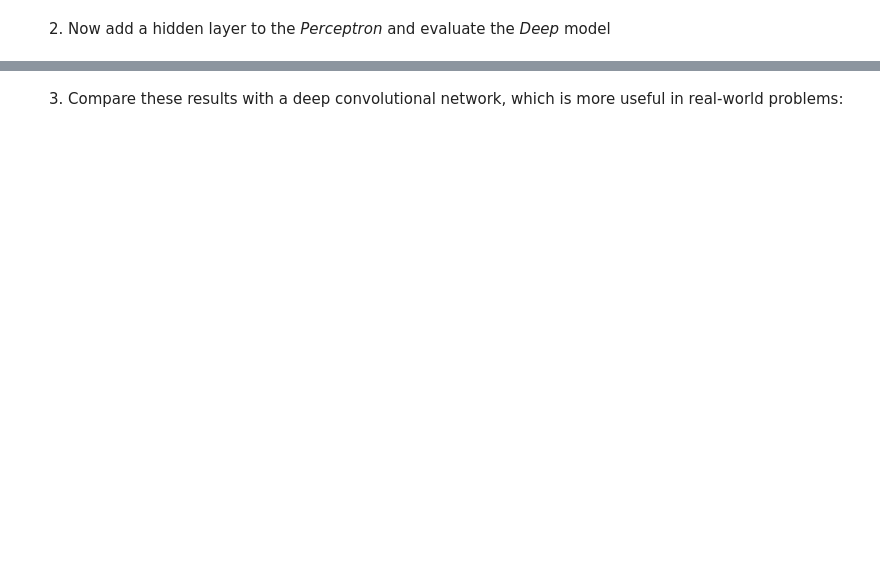
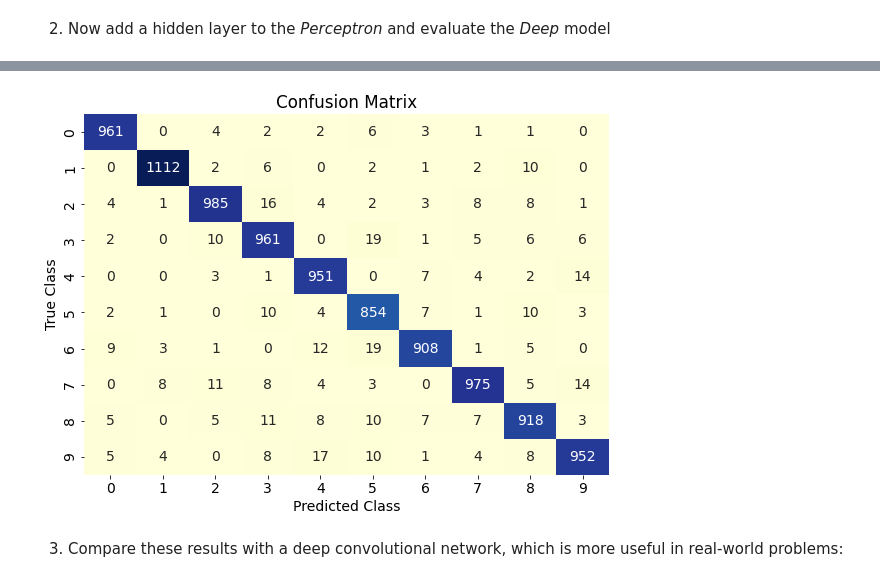
Before and after one commit to a-m-kacz/MLA, a Jupyter notebook: Kopia_notatnika_mnist_in_3_flavours.ipynb, the cells around one changed output, grey strips where cells are left out. Cells and saved outputs as stored; diff of their text form; code cells hidden in the pictures; blank space fills up the shorter version.

```diff
--- a/Kopia_notatnika_mnist_in_3_flavours.ipynb
+++ b/Kopia_notatnika_mnist_in_3_flavours.ipynb
@@ -386,3 +387,7 @@ Test set: Average loss: 0.2071, Accuracy: 9490/10000 (95%)
+# %%
+plot_confusion_matrix(model)
+# %% [output]
+[figure, added]
 # %% [markdown]
 3. Compare these results with a deep convolutional network, which is more useful in real-world problems:
 # %%
```
Also changed, not shown: parts of 11 cells of this notebook.
